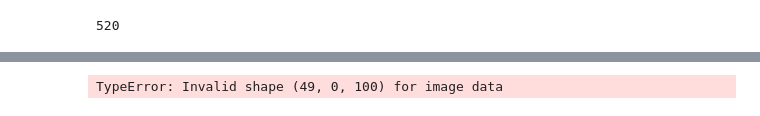
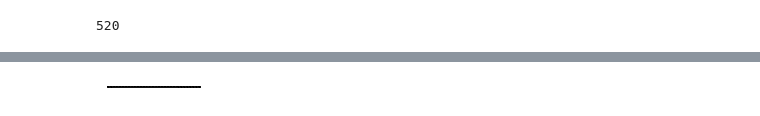
Before and after one commit to vengadam2001/ML, a Jupyter notebook: custom model and feature extraction.ipynb, the cells around one changed output, grey strips where cells are left out. Saved outputs shown, nothing was run; the diff lists cells and outputs as text; code cells hidden in the pictures.

```diff
--- a/custom model and feature extraction.ipynb
+++ b/custom model and feature extraction.ipynb
@@ -122,30 +213,39 @@ _________________________________________________________________
 # %%
-# load the image with the required shape
-file = tf.keras.utils.get_file("Fundus-Photography-What-You-Need-to-Know-10.width-500.png",
-"https://covalentcareers3.s3-accelerate.amazonaws.com/media/images/Fundus-Photography-What-You-Need-to-Know-10.width-500.png")
-img = load_img(file, target_size=(100, 100))
-# convert the image to an array
+file = tf.keras.utils.get_file("Fundus-Photography-What-You-Need-to-Know-10.width-500.png","https://covalentcareers3.s3-accelerate.amazonaws.com/media/images/Fundus-Photography-What-You-Need-to-Know-10.width-500.png")
 # %%
-img = img_to_array(img)
-# expand dimensions so that it represents a single 'sample'
-img = expand_dims(img, axis=0)
-# prepare the image (e.g. scale pixel values for the vgg)
-img = preprocess_input(img)
-# get feature map for first hidden layer
-feature_maps = models.predict(img)
-print(feature_maps.shape)
-# plot all 64 maps in an 8x8 squares
-square = 49
-ix = 1
-for _ in range(square):
-	for _ in range(square):
-		# specify subplot and turn of axis
-		ax = pyplot.subplot(square, square, ix)
-		ax.set_xticks([])
-		ax.set_yticks([])
-		# plot filter channel in grayscale
-		pyplot.imshow(feature_maps[0, :, : ix-1], cmap='gray')
-		ix += 1
-# show the figure
-pyplot.show()
+
+    model=VGG19()
+    models = keras.models.Model(inputs=model.inputs, outputs=model.layers[1].output)
+#     print(model_name + "-------"+ str(model.input.shape[1]) )
+    if model.input.shape[1]==None:
+        input_shape=224
+    else:
+        input_shape=model.input.shape[1]
+    img = load_img(file, target_size=(input_shape,input_shape,3)  )
+    img = img_to_array(img)
+    # expand dimensions so that it represents a single 'sample'
+    img = expand_dims(img, axis=0)
+    # prepare the image (e.g. scale pixel values for the vgg)
+    img = preprocess_input(img)
+    # get feature map for first hidden layer
+    feature_maps = models.predict(img)
+    # print(feature_maps.shape)
+    # print(feature_maps [0,:,:,1].shape)
+    # plot all 64 maps in an 8x8 squares
+    square =feature_maps.shape[1]
+    ix = 1
+    for _ in range(square):
+        for _ in range(square):
+            if feature_maps.shape[3] > ix:
+                # specify subplot and turn of axis
+                ax = pyplot.subplot(square, square, ix)
+                ax.set_xticks([])
+                ax.set_yticks([])
+                # plot filter channel in grayscale
+                pyplot.imshow(feature_maps[0, :, : ,ix-1], cmap='gray')
+                ix += 1
+    # show the figure
+    pyplot.show()
+    # ax.figure.savefig(model_name)
+    ax=None
 # %% [output]
@@ -153 +253 @@ pyplot.show()
-TypeError: Invalid shape (49, 0, 100) for image data
+[figure, added]
```
Also changed, not shown: parts of 19 cells of this notebook, 3 other files.
